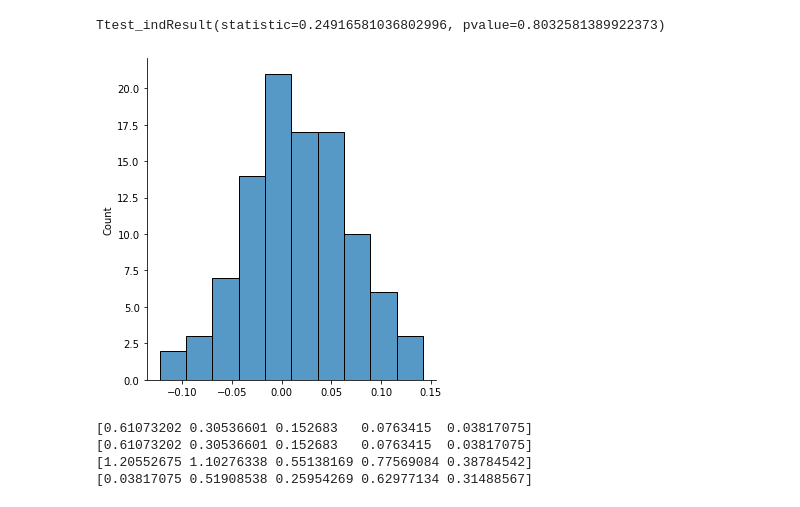
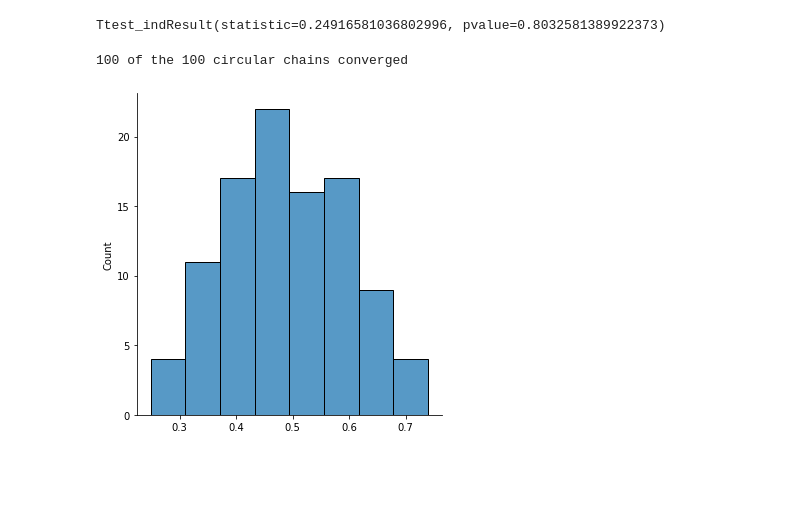
Before and after one commit to amspector100/stat248project, a Jupyter notebook: circular.ipynb, the cells around one changed output. Saved outputs shown, nothing was run; the diff lists cells and outputs as text; code cells hidden in the pictures; blank space fills up the shorter version.

```diff
--- a/circular.ipynb
+++ b/circular.ipynb
@@ -301,14 +301,15 @@ class ContractionCircularCoupler():
         """
         if x0s is None:
             np.random.seed(0)
-            x0s = np.random.uniform(high=2.0, size=(self.reps,))
+            x0s = stats.beta.rvs(a=1, b=5, size=(self.reps,))
+            #x0s = np.random.uniform(high=2.0, size=(self.reps,))
 
         # transitions
         self.xs = [x0s]
         for j in range(self.N - 1):
             np.random.seed(j)
             self.xs.append(
-                (self.xs[-1] + np.random.binomial(1, 0.5, size=(self.reps))) / 2.0
+                (self.xs[-1] / 2.0 + np.random.binomial(1, 0.5, size=(self.reps)))
             )
 
         # Make a numpy array
@@ -321,44 +322,39 @@ class ContractionCircularCoupler():
         self.ys = [y0s]
         for j in range(self.N - 1):
             np.random.seed(j)
             self.ys.append(
-                (self.ys[-1] + np.random.binomial(1, 0.5, size=(self.reps))) / 2.0
+                (self.ys[-1] / 2.0 + np.random.binomial(1, 0.5, size=(self.reps)))
             )
 
         self.ys = np.array(self.ys)
         return self.ys
 
     def compute_estimates(self, func=None):
         """
         pi is the stationary distribution
         """
         if func is None:
             func = lambda x: x
         func = np.vectorize(func)
 
-        theta = np.sum(func(np.arange(0, 1, 0.05)) * 0.05)
+        theta = np.sum(func(np.arange(0, 1, 1/self.N)) * 1/self.N)
         converged = self.ys[-1] == self.xs[-1]
+        if converged.sum() == 0:
+            raise ValueError("None of the circular chains converged")
+        else:
+            print(f"{int(converged.sum())} of the {self.reps} circular chains converged")
         hatthetas = func(self.ys[:, converged]).mean(axis=0)
         return hatthetas, theta
 
 
 
 ### Actually run this
-sampler = ContractionCircularCoupler(N=105, reps=100)
+sampler = ContractionCircularCoupler(N=100, reps=100)
 x = sampler.forward()
 y = sampler.backward()
 hatthetas, theta = sampler.compute_estimates(func=None)
 sns.displot(hatthetas - theta)
 plt.show()
 # %% [output]
+100 of the 100 circular chains converged
-[figure, old version]
+[figure, new version]
-# %%
-print(x[-5:,2])
-print( y[-5:,2])
-print(x[:5,2])
-print(y[:5,2])
-# %% [output]
-[0.61073202 0.30536601 0.152683   0.0763415  0.03817075]
-[0.61073202 0.30536601 0.152683   0.0763415  0.03817075]
-[1.20552675 1.10276338 0.55138169 0.77569084 0.38784542]
-[0.03817075 0.51908538 0.25954269 0.62977134 0.31488567]
```
Also changed, not shown: parts of 4 cells of this notebook.
